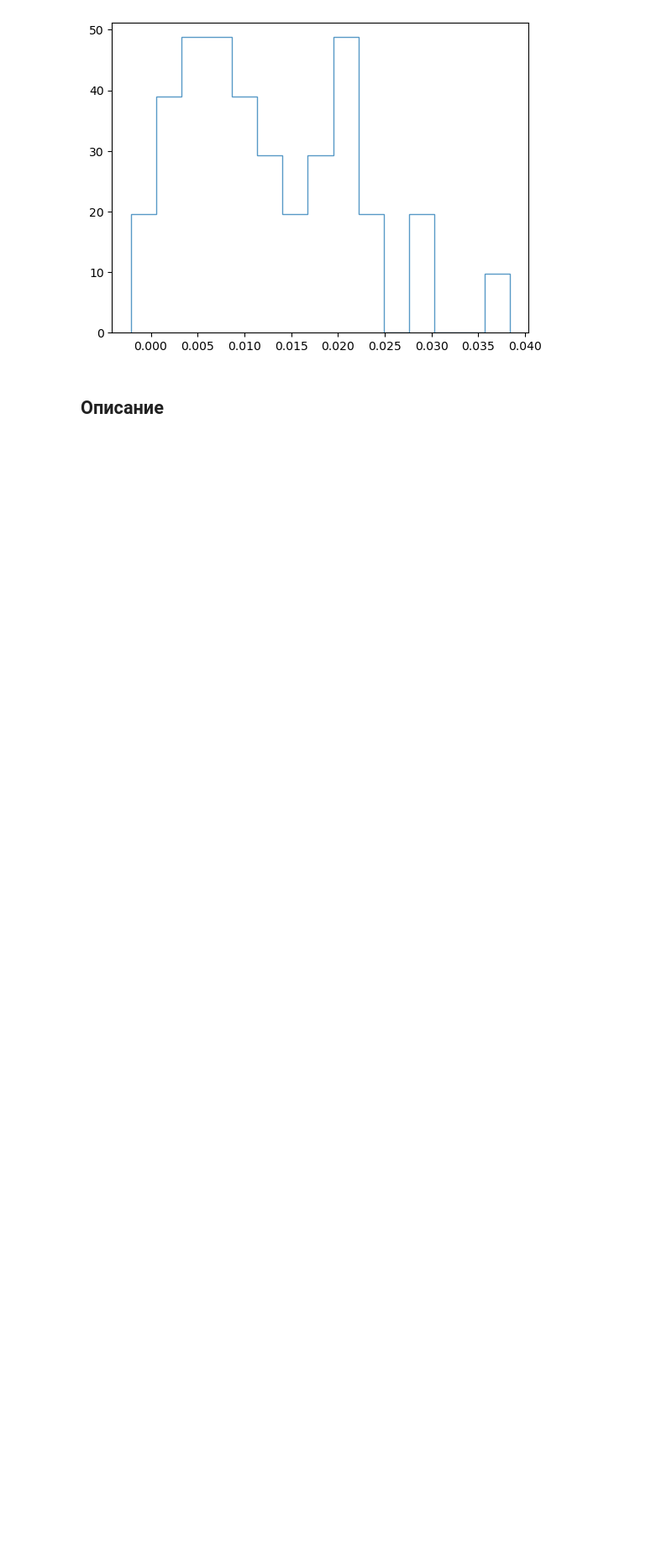
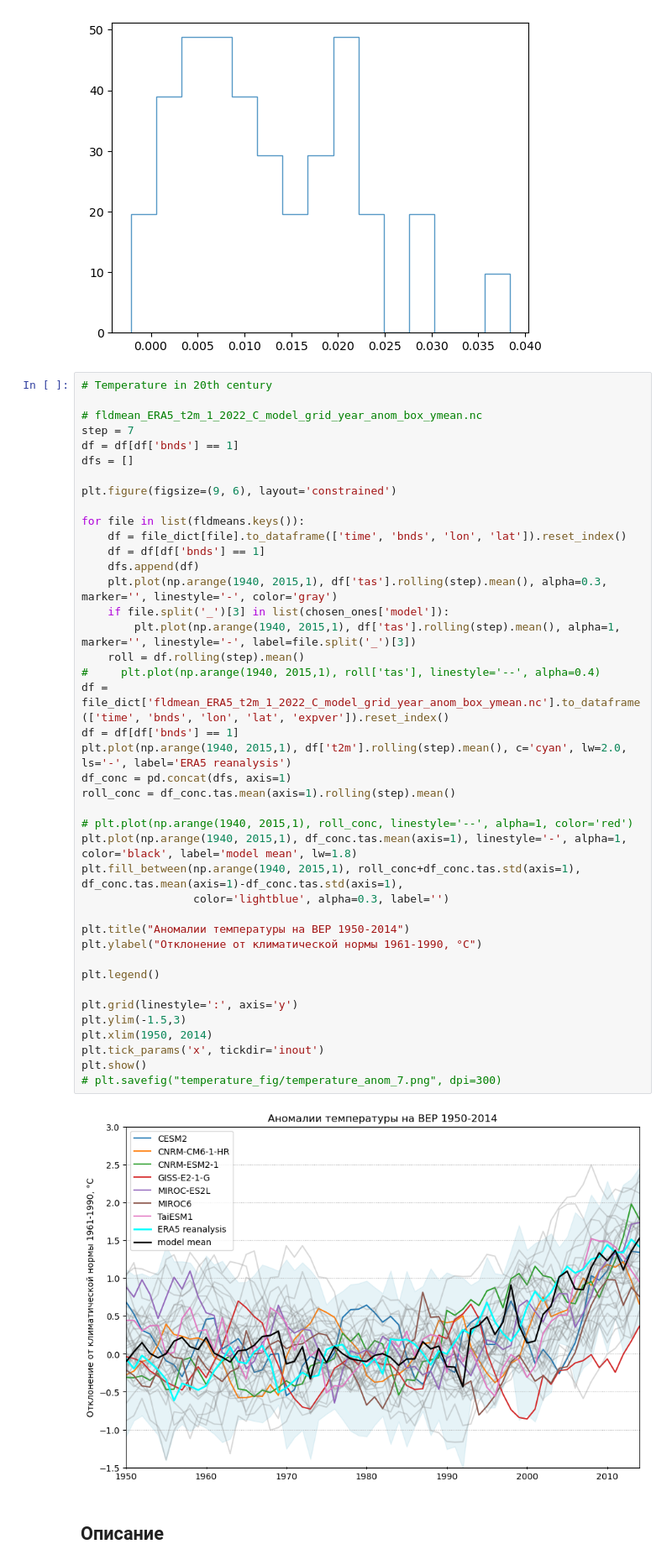
Before and after one commit to nslobodov/model_evaluation, a Jupyter notebook: scripts/how_to_plot.ipynb, the cells around one changed output. Shown at 84% size. Drawn from its saved outputs; the diff is of its cells as text; blank space fills up the shorter version.

```diff
--- a/scripts/how_to_plot.ipynb
+++ b/scripts/how_to_plot.ipynb
@@ -420,5 +447,48 @@ plt.hist(model_df.slope, 15, density=True, histtype='step', facecolor='g',
 plt.show()
 # %% [output]
 [figure]
+# %%
+# Temperature in 20th century
+
+# fldmean_ERA5_t2m_1_2022_C_model_grid_year_anom_box_ymean.nc
+step = 7
+df = df[df['bnds'] == 1]
+dfs = []
+
+plt.figure(figsize=(9, 6), layout='constrained')
+
+for file in list(fldmeans.keys()):
+    df = file_dict[file].to_dataframe(['time', 'bnds', 'lon', 'lat']).reset_index()
+    df = df[df['bnds'] == 1]
+    dfs.append(df)
+    plt.plot(np.arange(1940, 2015,1), df['tas'].rolling(step).mean(), alpha=0.3, marker='', linestyle='-', color='gray')
+    if file.split('_')[3] in list(chosen_ones['model']):
+        plt.plot(np.arange(1940, 2015,1), df['tas'].rolling(step).mean(), alpha=1, marker='', linestyle='-', label=file.split('_')[3])
+    roll = df.rolling(step).mean()
+#     plt.plot(np.arange(1940, 2015,1), roll['tas'], linestyle='--', alpha=0.4)
+df = file_dict['fldmean_ERA5_t2m_1_2022_C_model_grid_year_anom_box_ymean.nc'].to_dataframe(['time', 'bnds', 'lon', 'lat', 'expver']).reset_index()
+df = df[df['bnds'] == 1]
+plt.plot(np.arange(1940, 2015,1), df['t2m'].rolling(step).mean(), c='cyan', lw=2.0, ls='-', label='ERA5 reanalysis')
+df_conc = pd.concat(dfs, axis=1)
+roll_conc = df_conc.tas.mean(axis=1).rolling(step).mean()
+
+# plt.plot(np.arange(1940, 2015,1), roll_conc, linestyle='--', alpha=1, color='red')
+plt.plot(np.arange(1940, 2015,1), df_conc.tas.mean(axis=1), linestyle='-', alpha=1, color='black', label='model mean', lw=1.8)
+plt.fill_between(np.arange(1940, 2015,1), roll_conc+df_conc.tas.std(axis=1), df_conc.tas.mean(axis=1)-df_conc.tas.std(axis=1),
+                 color='lightblue', alpha=0.3, label='')
+
+plt.title("Аномалии температуры на ВЕР 1950-2014")
+plt.ylabel("Отклонение от климатической нормы 1961-1990, °C")
+
+plt.legend()
+
+plt.grid(linestyle=':', axis='y')
+plt.ylim(-1.5,3)
+plt.xlim(1950, 2014)
+plt.tick_params('x', tickdir='inout')
+plt.show()
+# plt.savefig("temperature_fig/temperature_anom_7.png", dpi=300)
+# %% [output]
+[figure, added]
 # %% [markdown]
 ## Описание
```
Also changed, not shown: parts of 6 cells of this notebook, 20 other files.
